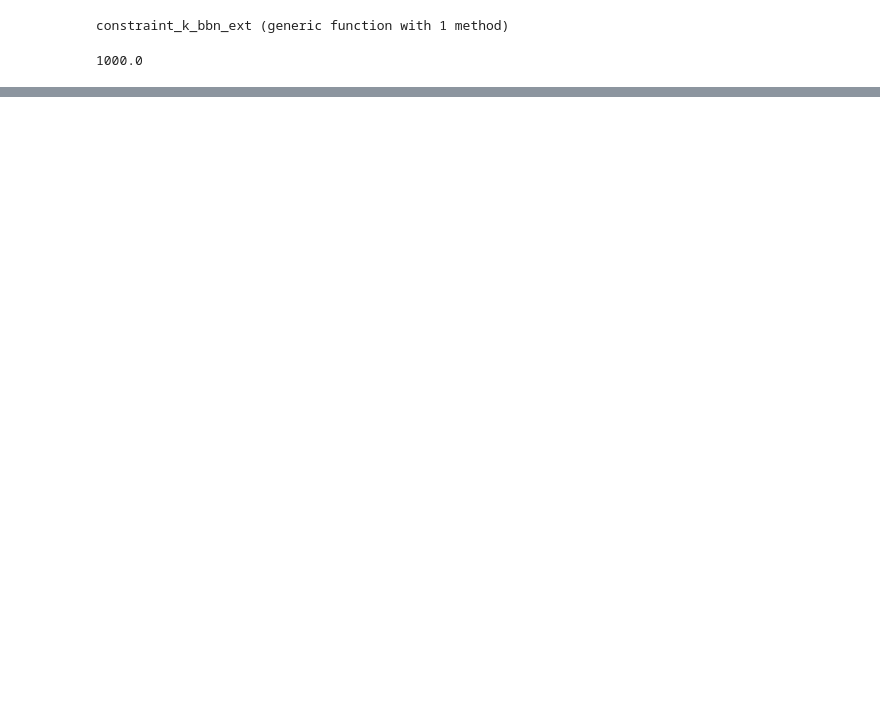
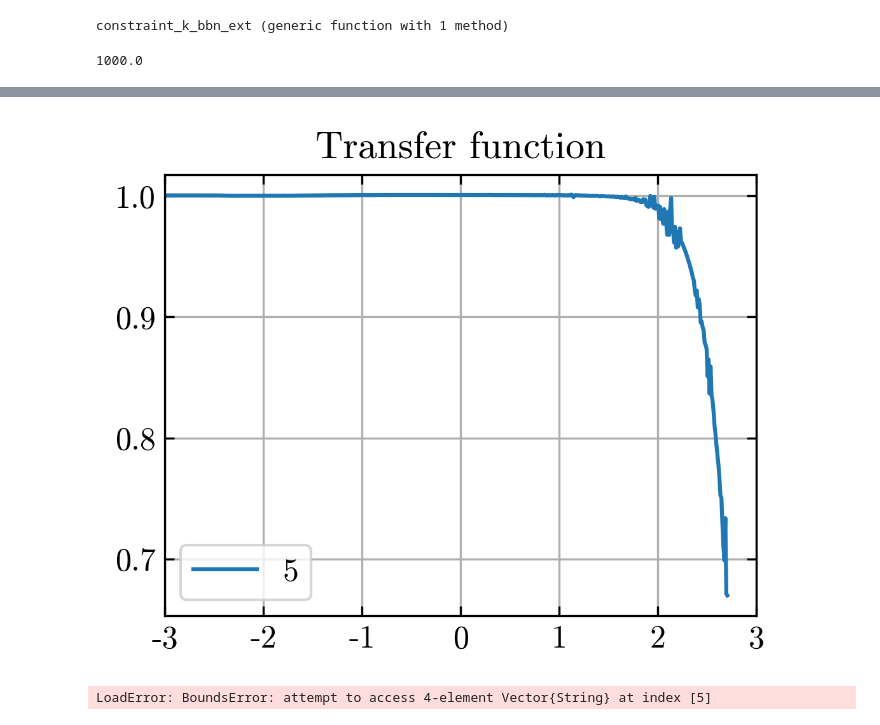
Before and after one commit to valentinthoss/DMProduction, a Jupyter notebook: Class.ipynb, the cells around one changed output, grey strips where cells are left out. Drawn from its saved outputs; the diff is of its cells as text; code cells hidden in the pictures; blank space fills up the shorter version.

```diff
--- a/Class.ipynb
+++ b/Class.ipynb
@@ -403,0 +477,39 @@ PyObject <matplotlib.collections.LineCollection object at 0x...>
+# %%
+#colors = ["tab:blue","black","tab:orange","tab:green"]
+
+fig = figure()
+data_cdm = readdlm("Data/CDM00_pk.dat",skipstart=4)
+for i=5
+    data_pbh = readdlm(string("Output/",i,"_pk.dat"),skipstart=4)
+    plot(log10.(data_pbh[:,1]),data_pbh[:,2]./data_cdm[:,2],
+    label=i)
+end
+
+xlim(-3,3)
+grid()
+title("Transfer function")
+legend()
+show()
+#savefig("Plots/transfer.png")
+# %% [output]
+[figure, added]
+# %%
+colors = ["tab:blue","black","tab:orange","tab:green"]
+
+fig = figure()
+imshow(imread("../Literature/baldes.png"),extent=[-3,3,0,1],aspect="auto")
+data_cdm = readdlm("Data/CDM00_pk.dat",skipstart=4)
+for i=1:length(m0s)
+    data_pbh = readdlm(string("Output/",i,"_pk.dat"),skipstart=4)
+    plot(log10.(data_pbh[:,1]),data_pbh[:,2]./data_cdm[:,2],
+    label=string(round(m0s[i]/mp,sigdigits=3),L" $M_p$"),color=colors[i],"--")
+end
+
+xlim(-3,3)
+grid()
+title("Transfer function")
+legend()
+show()
+#savefig("Plots/transfer.png")
+# %% [output]
+LoadError: BoundsError: attempt to access 4-element Vector{String} at index [5]
```
Also changed, not shown: parts of 28 cells of this notebook, 15 other files.
